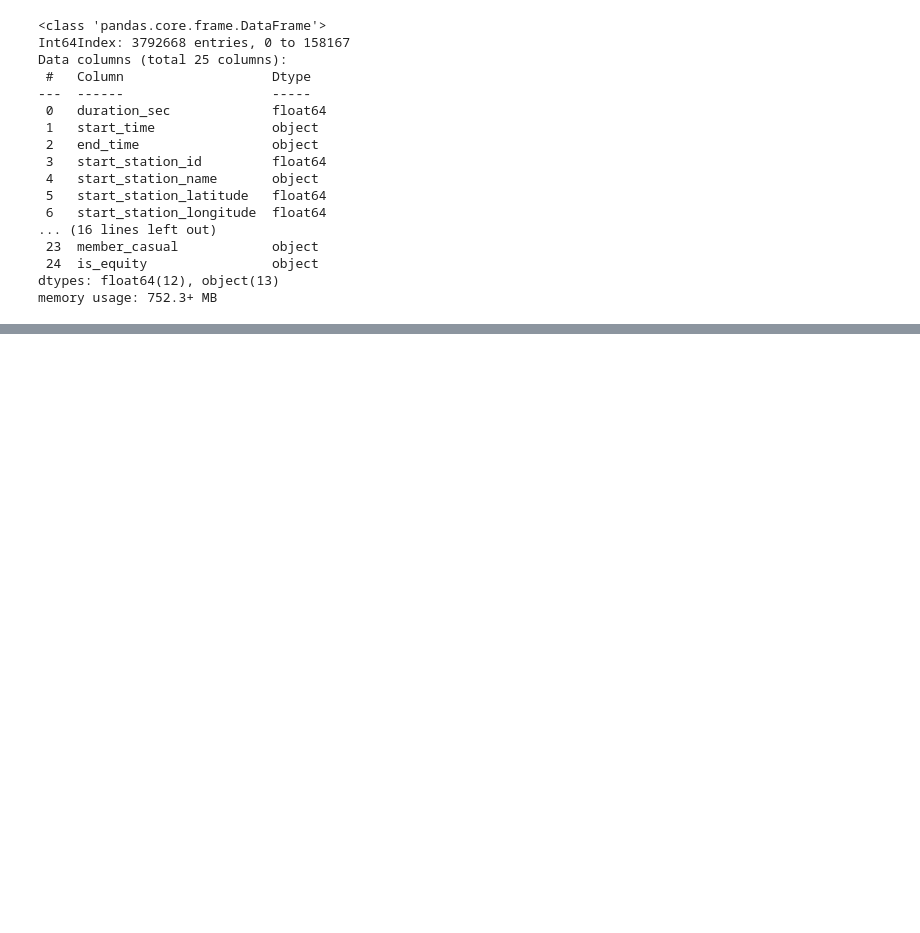
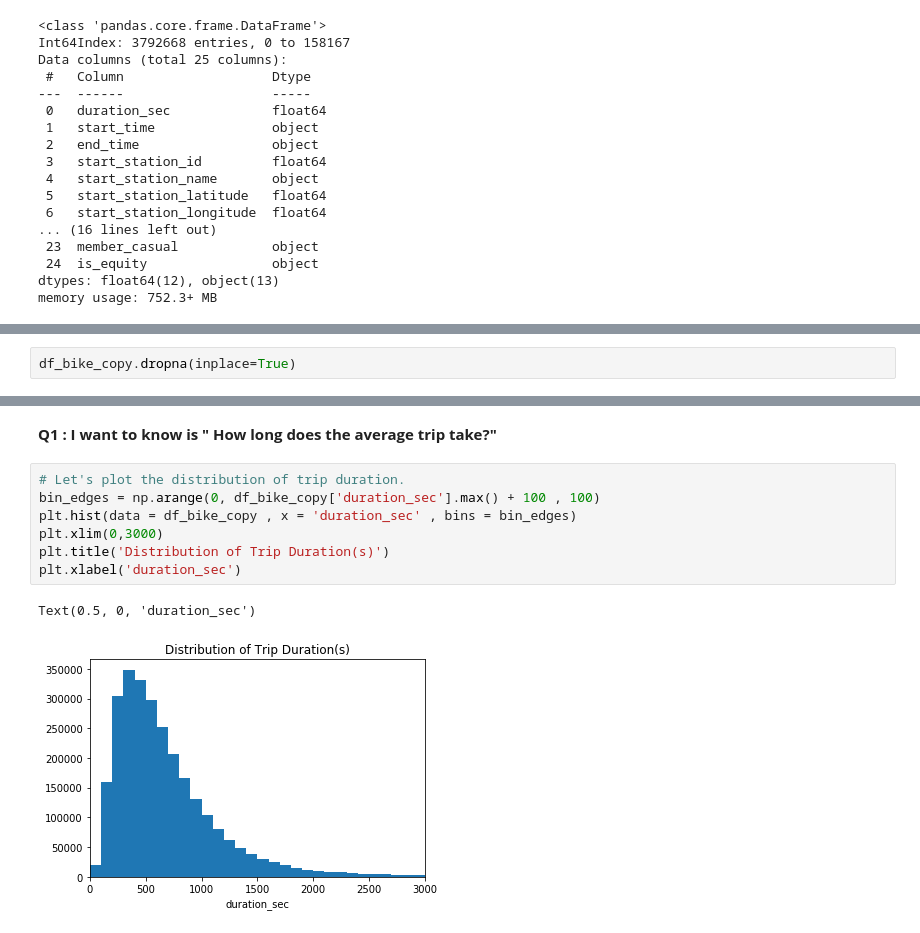
Before and after one commit to nithinjc/Diamond-dataset-data-visualization, a Jupyter notebook: Data-Exploration-Ford Bike Sharing Dataset.ipynb, the cells around one changed output, grey strips where cells are left out. Saved outputs shown, nothing was run; the diff lists cells and outputs as text; blank space fills up the shorter version.

```diff
--- a/Data-Exploration-Ford Bike Sharing Dataset.ipynb
+++ b/Data-Exploration-Ford Bike Sharing Dataset.ipynb
@@ -90 +78,3 @@ is_equity                  3654417
 dtype: int64
+# %%
+df_bike_copy.dropna(inplace=True)
@@ -90,0 +113,12 @@ dtype: int64
+# %% [markdown]
+**Q1 : I want to know is " How long does the average trip take?"**
+# %%
+# Let's plot the distribution of trip duration.
+bin_edges = np.arange(0, df_bike_copy['duration_sec'].max() + 100 , 100)
+plt.hist(data = df_bike_copy , x = 'duration_sec' , bins = bin_edges)
+plt.xlim(0,3000)
+plt.title('Distribution of Trip Duration(s)')
+plt.xlabel('duration_sec')
+# %% [output]
+Text(0.5, 0, 'duration_sec')
+[figure, added]
```
Also changed, not shown: parts of 22 cells of this notebook.
